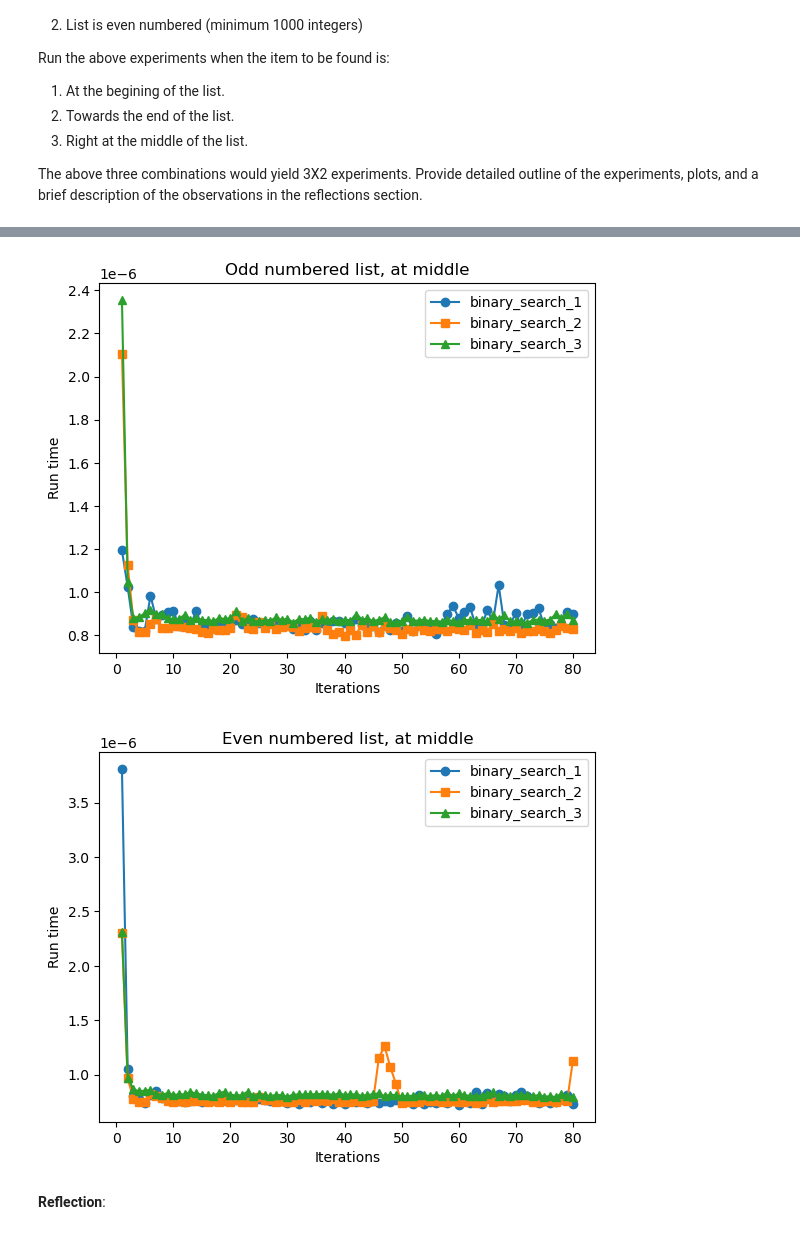
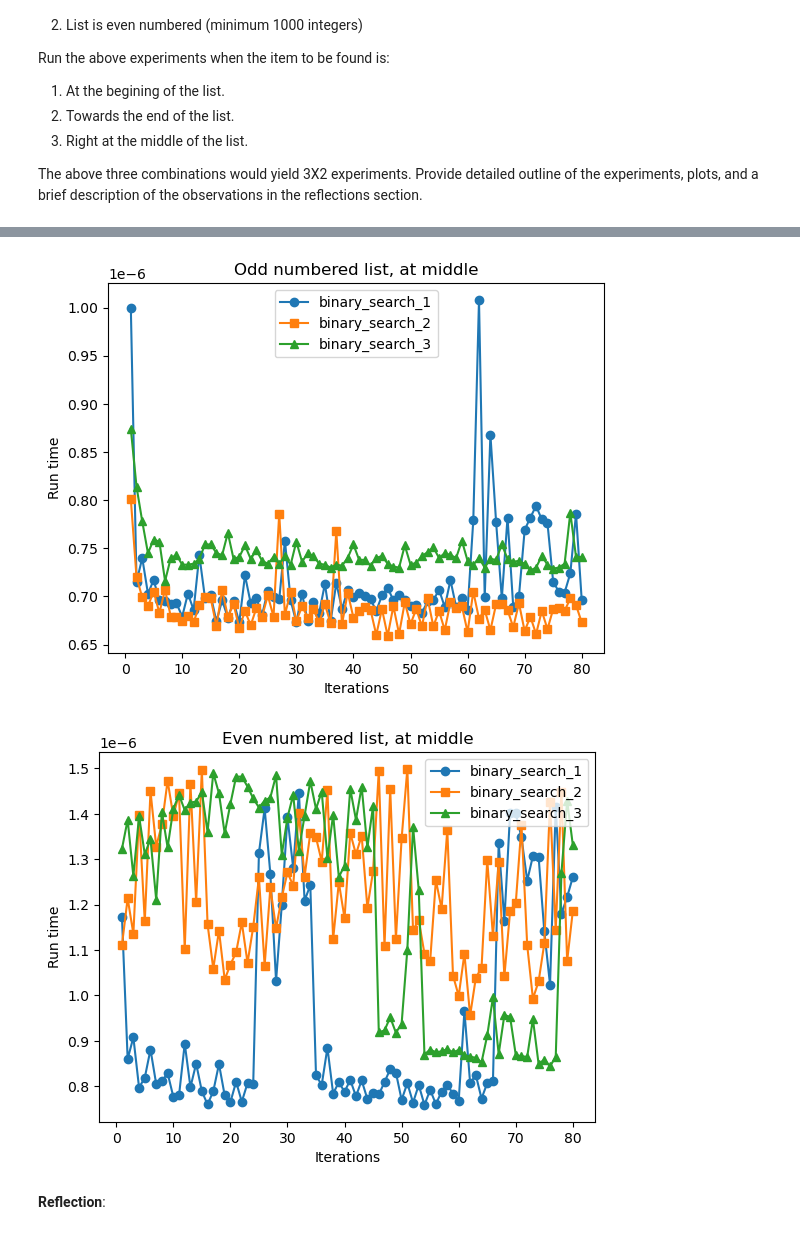
Before and after one commit to haaaarsh4/2XCE-Lab, a Jupyter notebook: Lab_II.ipynb, the cells around one changed output, grey strips where cells are left out. Drawn from its saved outputs; the diff is of its cells as text; code cells hidden in the pictures.

```diff
--- a/Lab_II.ipynb
+++ b/Lab_II.ipynb
@@ -424,7 +424,7 @@ while len(run_times1) < 80:
     start = timeit.default_timer()
     found = binary_search_1(list_odd, list_odd[len(list_odd)//2])
     stop =timeit.default_timer()
-    if (stop - start) < 0.000004:
+    if (stop - start) < 0.0000015:
         run_times1.append(stop-start)
 
 run_times2 = []
@@ -432,7 +432,7 @@ while len(run_times2) < 80:
     start = timeit.default_timer()
     found = binary_search_2(list_odd, list_odd[len(list_odd)//2])
     stop =timeit.default_timer()
-    if (stop - start) < 0.000004:
+    if (stop - start) < 0.0000015:
         run_times2.append(stop-start)
 
 run_times3 = []
@@ -440,7 +440,7 @@ while len(run_times3) < 80:
     start = timeit.default_timer()
     found = binary_search_3(list_odd, list_odd[len(list_odd)//2])
     stop =timeit.default_timer()
-    if (stop - start) < 0.000004:
+    if (stop - start) < 0.0000015:
         run_times3.append(stop-start)
 
 plt.figure(5)
@@ -459,7 +459,7 @@ while len(run_times1) < 80:
     start = timeit.default_timer()
     found = binary_search_1(list_even, list_even[len(list_even)//2])
     stop =timeit.default_timer()
-    if (stop - start) < 0.000004:
+    if (stop - start) < 0.0000015:
         run_times1.append(stop-start)
 
 run_times2 = []
@@ -467,7 +467,7 @@ while len(run_times2) < 80:
     start = timeit.default_timer()
     found = binary_search_2(list_even, list_even[len(list_even)//2])
     stop =timeit.default_timer()
-    if (stop - start) < 0.000004:
+    if (stop - start) < 0.0000015:
         run_times2.append(stop-start)
 
 run_times3 = []
@@ -475,10 +475,10 @@ while len(run_times3) < 80:
     start = timeit.default_timer()
     found = binary_search_3(list_even, list_even[len(list_even)//2])
     stop =timeit.default_timer()
-    if (stop - start) < 0.000004:
+    if (stop - start) < 0.0000015:
         run_times3.append(stop-start)
 
-plt.figure(4)
+plt.figure(6)
 plt.plot(x_values, run_times1[:80], label='binary_search_1', marker='o')
 plt.plot(x_values, run_times2[:80], label='binary_search_2', marker='s')
 plt.plot(x_values, run_times3[:80], label='binary_search_3', marker='^')
@@ -495,5 +495,5 @@ plt.show()
-[figure, old version]
+[figure, new version]
-[figure, old version]
+[figure, new version]
 # %% [markdown]
 **Reflection**:
 # %% [markdown]
```
Also changed, not shown: parts of 1 cell of this notebook.
